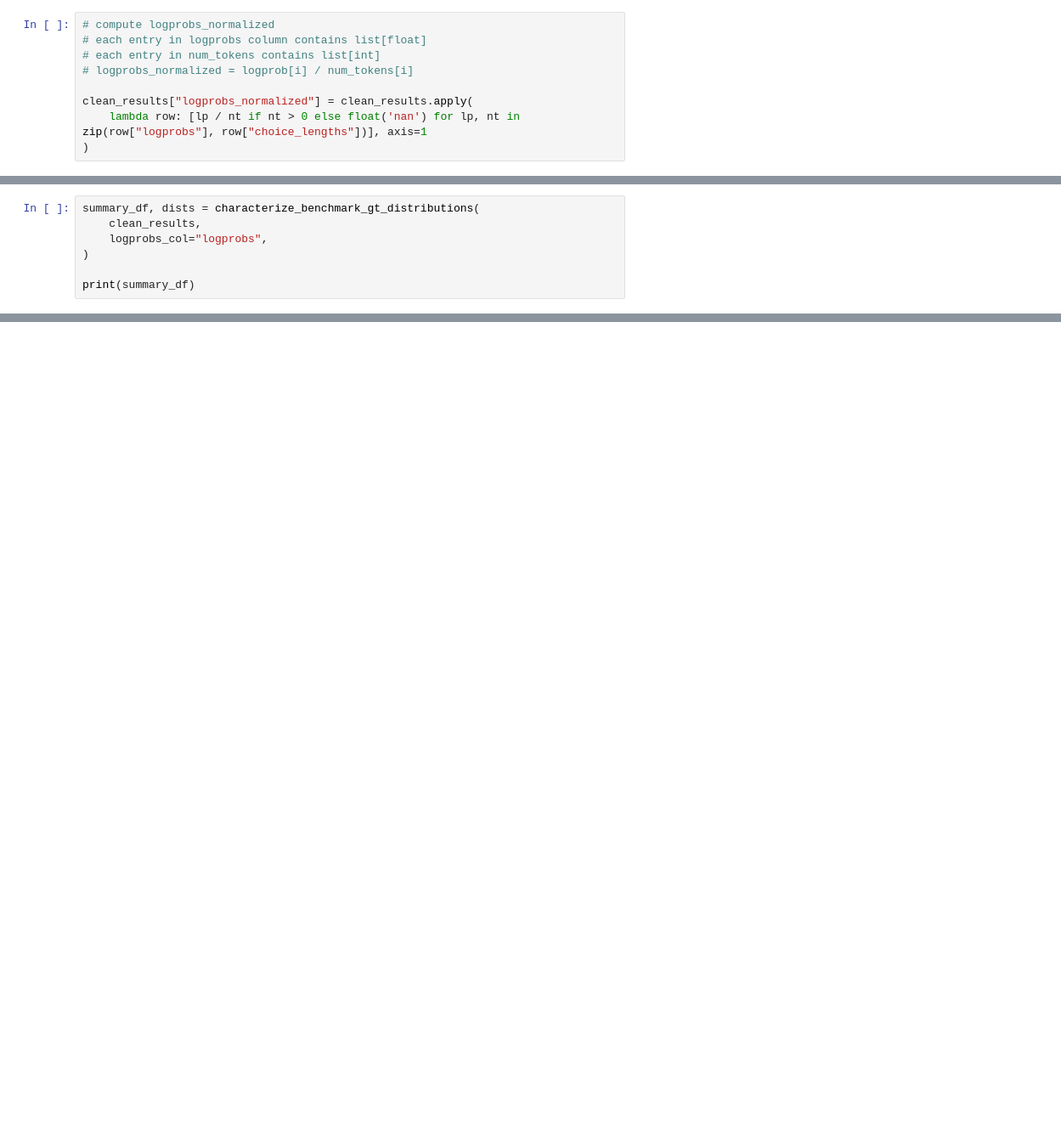
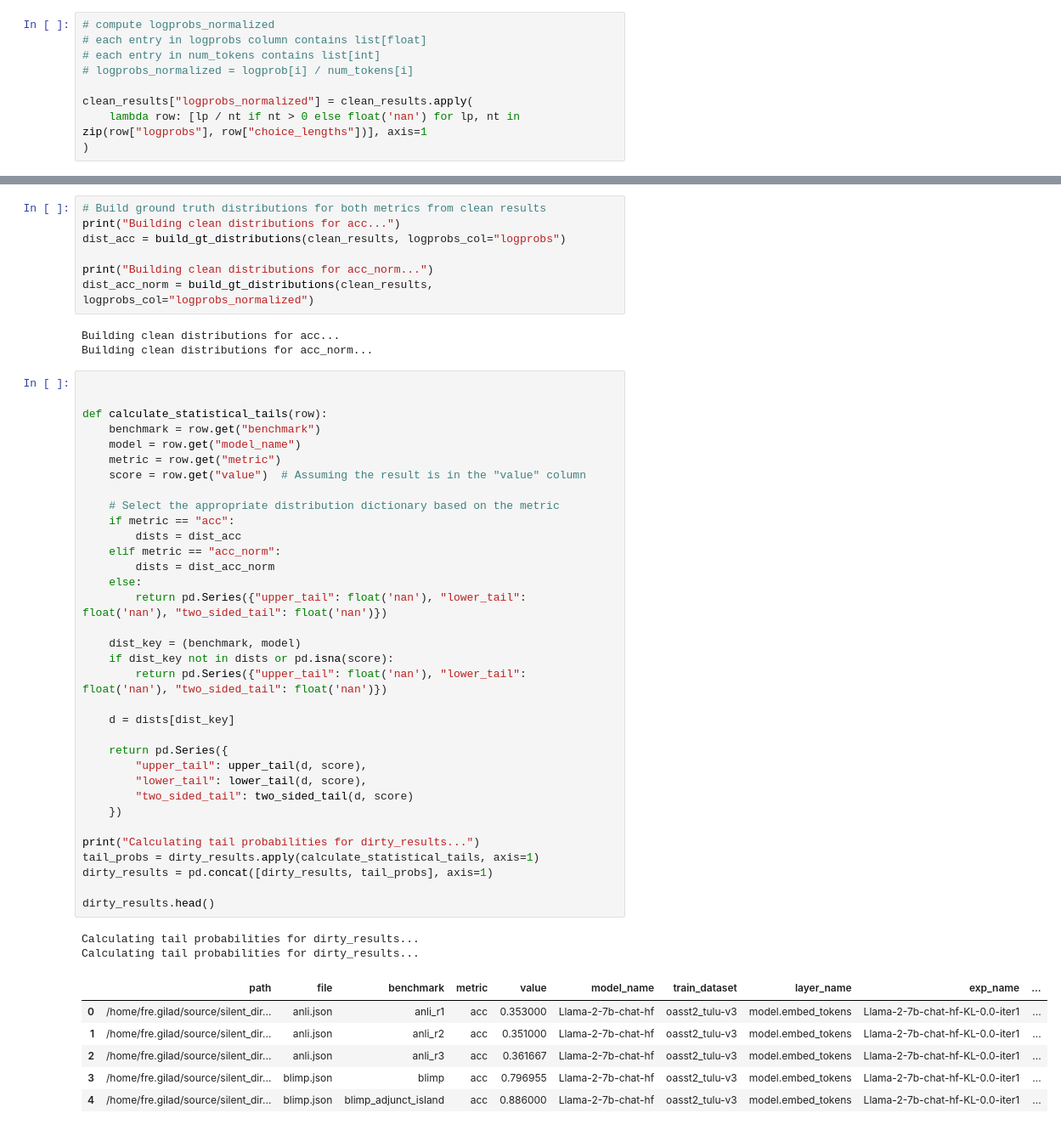
Before and after one commit to giladfrid009/silent_direction, a Jupyter notebook: analysis/create_logprob_tasks_variance.ipynb, the cells around one changed output, grey strips where cells are left out. Shown at 85% size. Cells and saved outputs as stored; diff of their text form; blank space fills up the shorter version.

```diff
--- a/analysis/create_logprob_tasks_variance.ipynb
+++ b/analysis/create_logprob_tasks_variance.ipynb
@@ -325,7 +229,0 @@ def two_sided_tail_probability(dist: BenchmarkGTDistribution, s: float) -> float
-# %%
-summary_df, dists = characterize_benchmark_gt_distributions(
-    clean_results,
-    logprobs_col="logprobs",
-)
-
-print(summary_df)
@@ -354,0 +326,53 @@ print(p_upper, p_lower, p_two_sided)
+# %%
+# Build ground truth distributions for both metrics from clean results
+print("Building clean distributions for acc...")
+dist_acc = build_gt_distributions(clean_results, logprobs_col="logprobs")
+
+print("Building clean distributions for acc_norm...")
+dist_acc_norm = build_gt_distributions(clean_results, logprobs_col="logprobs_normalized")
+# %% [output]
+Building clean distributions for acc...
+Building clean distributions for acc_norm...
+# %%
+
+
+def calculate_statistical_tails(row):
+    benchmark = row.get("benchmark")
+    model = row.get("model_name")
+    metric = row.get("metric")
+    score = row.get("value")  # Assuming the result is in the "value" column
+
+    # Select the appropriate distribution dictionary based on the metric
+    if metric == "acc":
+        dists = dist_acc
+    elif metric == "acc_norm":
+        dists = dist_acc_norm
+    else:
+        return pd.Series({"upper_tail": float('nan'), "lower_tail": float('nan'), "two_sided_tail": float('nan')})
+
+    dist_key = (benchmark, model)
+    if dist_key not in dists or pd.isna(score):
+        return pd.Series({"upper_tail": float('nan'), "lower_tail": float('nan'), "two_sided_tail": float('nan')})
+
+    d = dists[dist_key]
+
+    return pd.Series({
+        "upper_tail": upper_tail(d, score),
+        "lower_tail": lower_tail(d, score),
+        "two_sided_tail": two_sided_tail(d, score)
+    })
+
+print("Calculating tail probabilities for dirty_results...")
+tail_probs = dirty_results.apply(calculate_statistical_tails, axis=1)
+dirty_results = pd.concat([dirty_results, tail_probs], axis=1)
+
+dirty_results.head()
+# %% [output]
+Calculating tail probabilities for dirty_results...
+Calculating tail probabilities for dirty_results...
+|  | path | file | benchmark | metric | value | model_name | train_dataset | layer_name | exp_name | ... |
+| 0 | /home/fre.gilad/source/silent_dir... | anli.json | anli_r1 | acc | 0.353000 | Llama-2-7b-chat-hf | oasst2_tulu-v3 | model.embed_tokens | Llama-2-7b-chat-hf-KL-0.0-iter1 | ... |
+| 1 | /home/fre.gilad/source/silent_dir... | anli.json | anli_r2 | acc | 0.351000 | Llama-2-7b-chat-hf | oasst2_tulu-v3 | model.embed_tokens | Llama-2-7b-chat-hf-KL-0.0-iter1 | ... |
+| 2 | /home/fre.gilad/source/silent_dir... | anli.json | anli_r3 | acc | 0.361667 | Llama-2-7b-chat-hf | oasst2_tulu-v3 | model.embed_tokens | Llama-2-7b-chat-hf-KL-0.0-iter1 | ... |
+| 3 | /home/fre.gilad/source/silent_dir... | blimp.json | blimp | acc | 0.796955 | Llama-2-7b-chat-hf | oasst2_tulu-v3 | model.embed_tokens | Llama-2-7b-chat-hf-KL-0.0-iter1 | ... |
+| 4 | /home/fre.gilad/source/silent_dir... | blimp.json | blimp_adjunct_island | acc | 0.886000 | Llama-2-7b-chat-hf | oasst2_tulu-v3 | model.embed_tokens | Llama-2-7b-chat-hf-KL-0.0-iter1 | ... |
```
Also changed, not shown: parts of 22 cells of this notebook.
